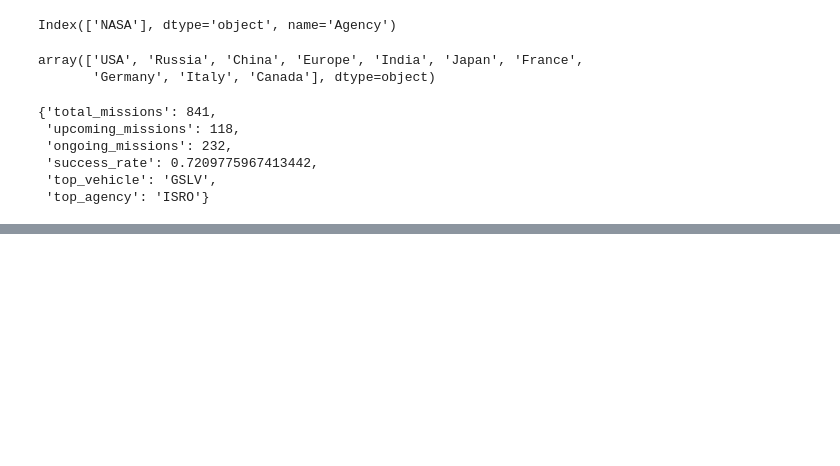
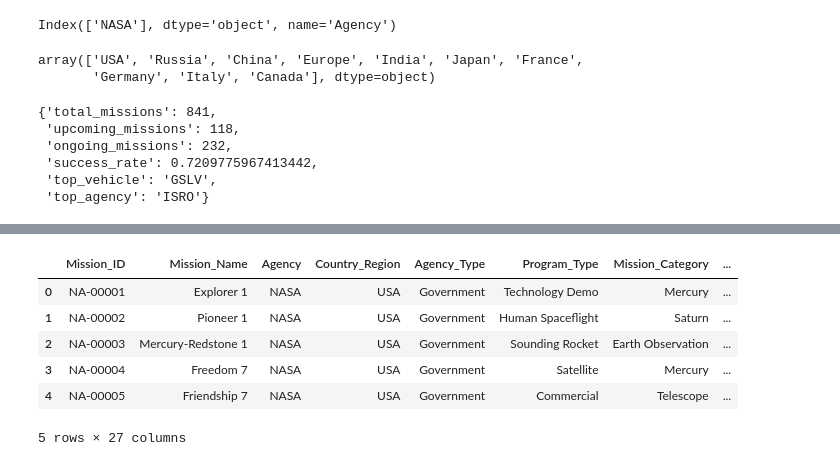
Before and after one commit to NigHtMare16K/space-mission-intelligence-platform, a Jupyter notebook: dashboard.ipynb, the cells around one changed output, grey strips where cells are left out. Saved outputs shown, nothing was run; the diff lists cells and outputs as text; code cells hidden in the pictures; blank space fills up the shorter version.

```diff
--- a/dashboard.ipynb
+++ b/dashboard.ipynb
@@ -432,0 +510,10 @@ Country_Stats('India')
+# %%
+df.head()
+# %% [output]
+|  | Mission_ID | Mission_Name | Agency | Country_Region | Agency_Type | Program_Type | Mission_Category | ... |
+| 0 | NA-00001 | Explorer 1 | NASA | USA | Government | Technology Demo | Mercury | ... |
+| 1 | NA-00002 | Pioneer 1 | NASA | USA | Government | Human Spaceflight | Saturn | ... |
+| 2 | NA-00003 | Mercury-Redstone 1 | NASA | USA | Government | Sounding Rocket | Earth Observation | ... |
+| 3 | NA-00004 | Freedom 7 | NASA | USA | Government | Satellite | Mercury | ... |
+| 4 | NA-00005 | Friendship 7 | NASA | USA | Government | Commercial | Telescope | ... |
+5 rows × 27 columns
```
Also changed, not shown: parts of 7 cells of this notebook, 53 other files.
